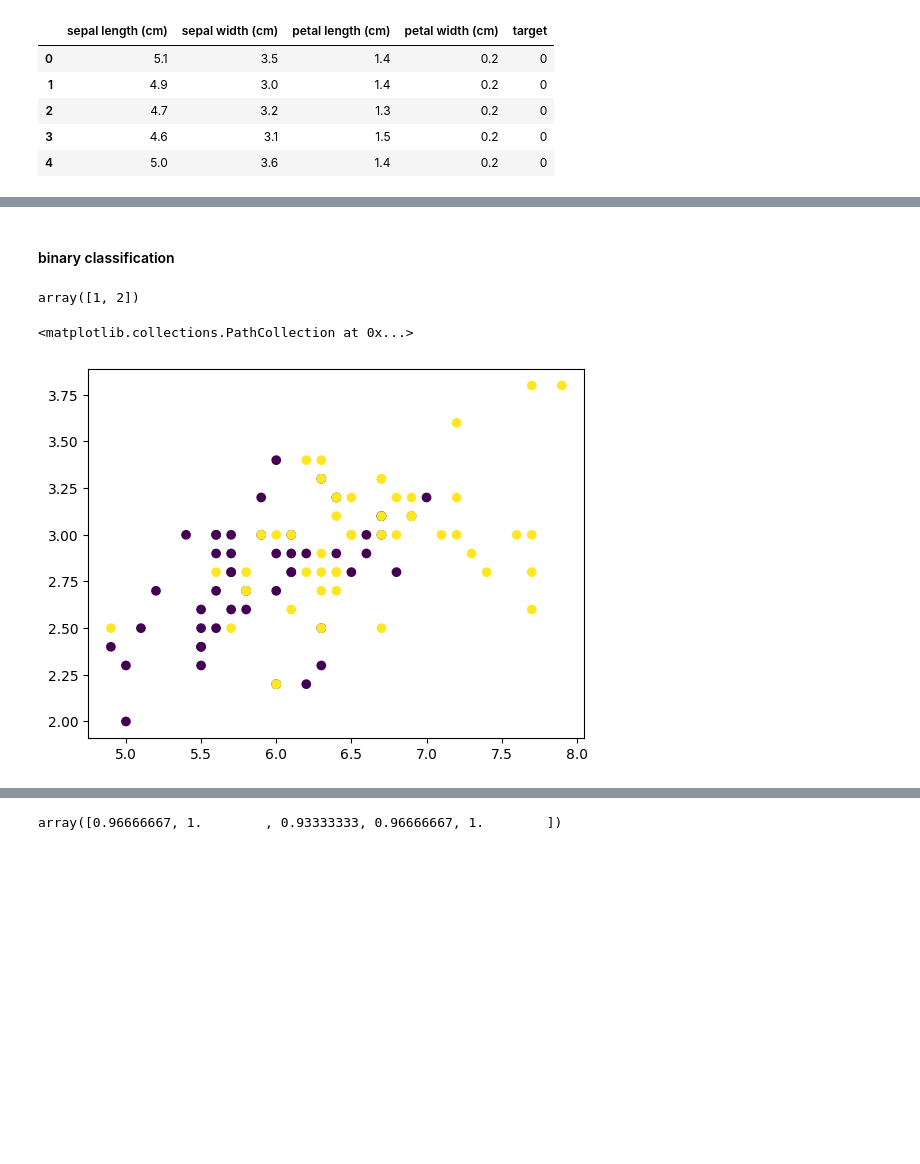
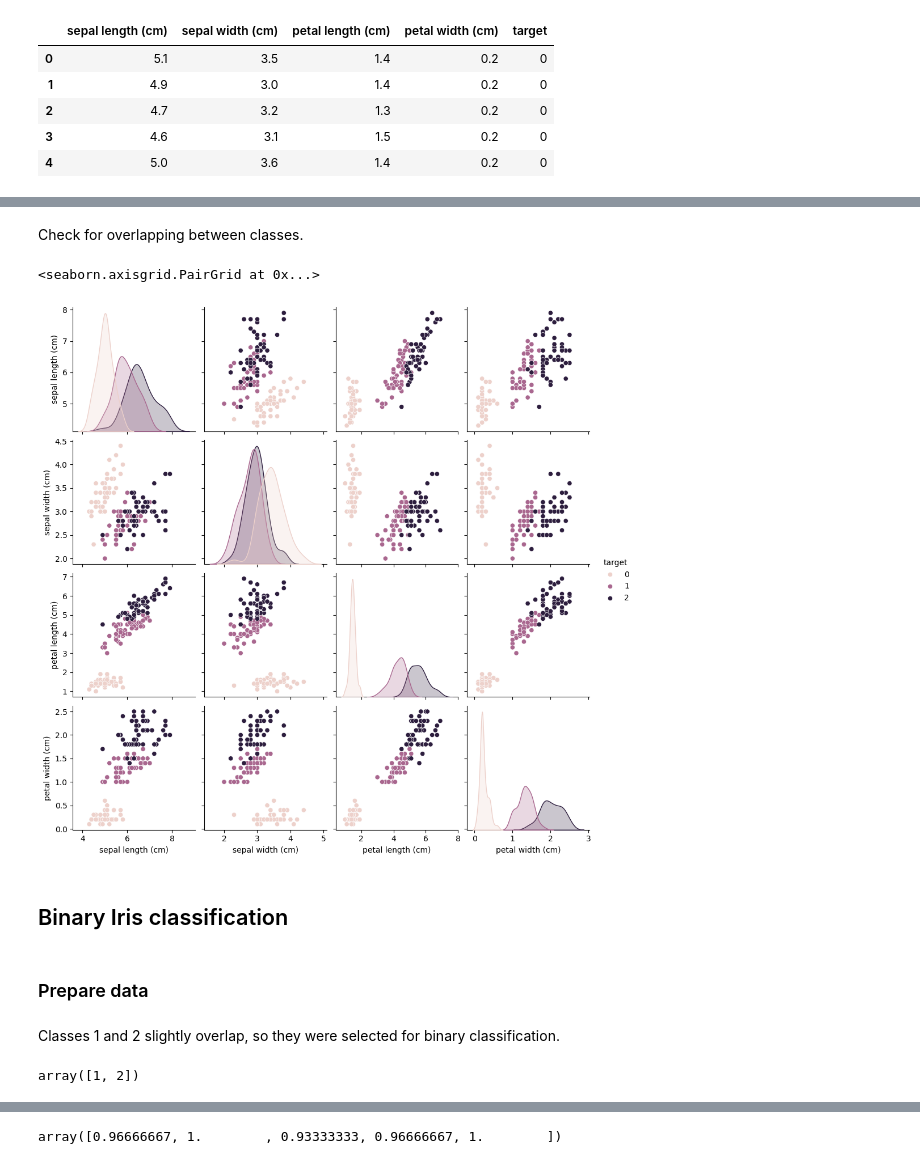
Before and after one commit to SadSoup/Amazinum-home-tasks-2026, a Jupyter notebook: lesson_4_logistic_regression/lesson_4_log_reg_svm_hometask.ipynb, the cells around one changed output, grey strips where cells are left out. Cells and saved outputs as stored; diff of their text form; code cells hidden in the pictures; blank space fills up the shorter version.

```diff
--- a/lesson_4_logistic_regression/lesson_4_log_reg_svm_hometask.ipynb
+++ b/lesson_4_logistic_regression/lesson_4_log_reg_svm_hometask.ipynb
@@ -205,13 +199,19 @@ df_iris.describe()
+# %% [markdown]
+Check for overlapping between classes.
+# %%
+sns.pairplot(df_iris, hue="target")
+# %% [output]
+<seaborn.axisgrid.PairGrid at 0x...>
+[figure, added]
 # %% [markdown]
-#### binary classification
+## Binary Iris classification
+# %% [markdown]
+### Prepare data
+# %% [markdown]
+Classes 1 and 2 slightly overlap, so they were selected for binary classification.
 # %%
 df_iris_2 = df_iris[df_iris['target'] != 0]
 df_iris_2['target'].unique()
 # %% [output]
 array([1, 2])
-# %%
-plt.scatter(df_iris_2['sepal length (cm)'], df_iris_2['sepal width (cm)'], c=df_iris_2['target'])
-# %% [output]
-<matplotlib.collections.PathCollection at 0x...>
-[figure, removed]
 # %%
```
Also changed, not shown: parts of 35 cells of this notebook.
